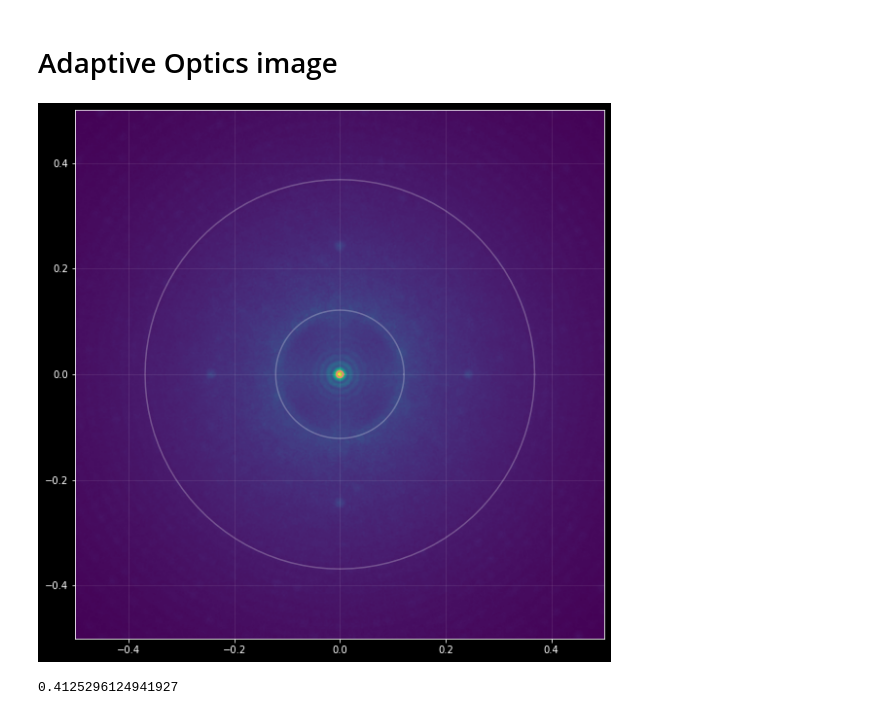
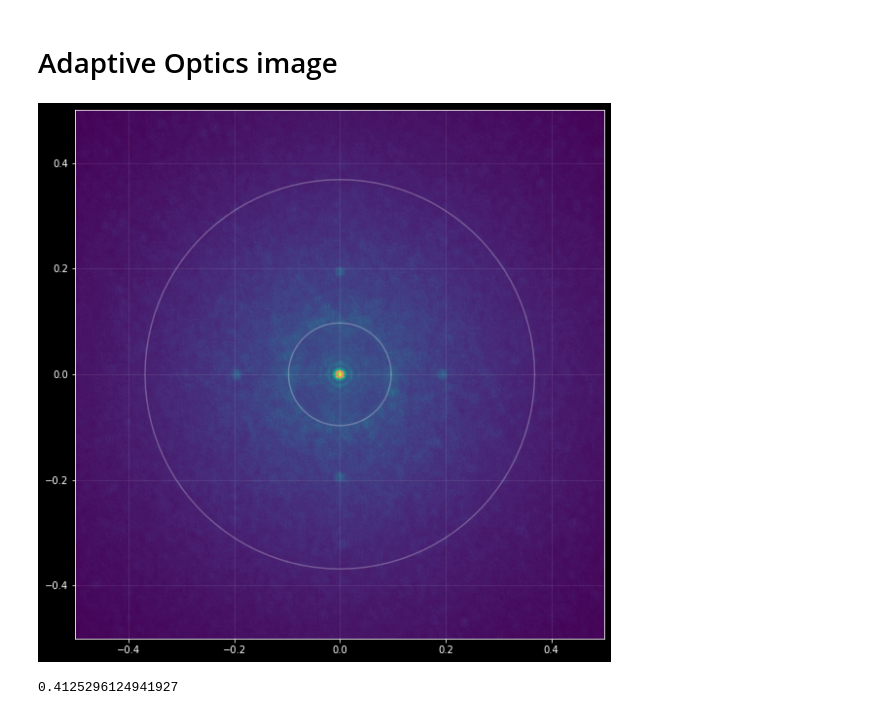
Before and after one commit to rconan/dos101, a Jupyter notebook: data.ipynb, the cells around one changed output. Saved outputs shown, nothing was run; the diff lists cells and outputs as text; code cells hidden in the pictures.

```diff
--- a/data.ipynb
+++ b/data.ipynb
@@ -90,7 +102,7 @@ ax.legend(range(1, 8))
 # %% [markdown]
 # Images
 # %%
-frame = pd.read_parquet("ngao-frame.parquet")
+frame = pd.read_parquet(f"{opm}-frame.parquet")
 frame
 # %% [output]
 |  | NaturalSeeingImage | DiffractionLimitedImage |
@@ -121,23 +133,23 @@ ax.set_ylim(lim)
 # %%
 px_scale = (180*3600/np.pi) * 0.5*0.5e-6/25.5
 h = px_scale * 511/2
 o = np.linspace(0, 2*np.pi, 101)
 x, y = np.cos(o), np.sin(o)
 fig, ax = plt.subplots(figsize=(10, 10))
 ax.imshow(np.vstack(frame['DiffractionLimitedImage']).reshape(512, -1)**0.25,
           extent=[-h, h, -h, h])
 r = px_scale * 25.5/8.365
 ax.plot(x*r, y*r, 'C3')
-r = px_scale * 60
+r = px_scale * 48
 ax.plot(x*r, y*r, 'w', alpha=0.25)
 r = px_scale * 25.5/14E-2
 ax.plot(x*r, y*r, 'w', alpha=0.25)
 lim = np.asarray([-1, 1])*0.5
 ax.set_xlim(lim)
 ax.set_ylim(lim)
 ax.grid(alpha=0.1)
 # %% [output]
-[figure, old version]
+[figure, new version]
 # %%
 0.5e-6/(0.25/(180*3600/np.pi))
 # %% [output]
```
Also changed, not shown: parts of 13 cells of this notebook, 2 other files.
